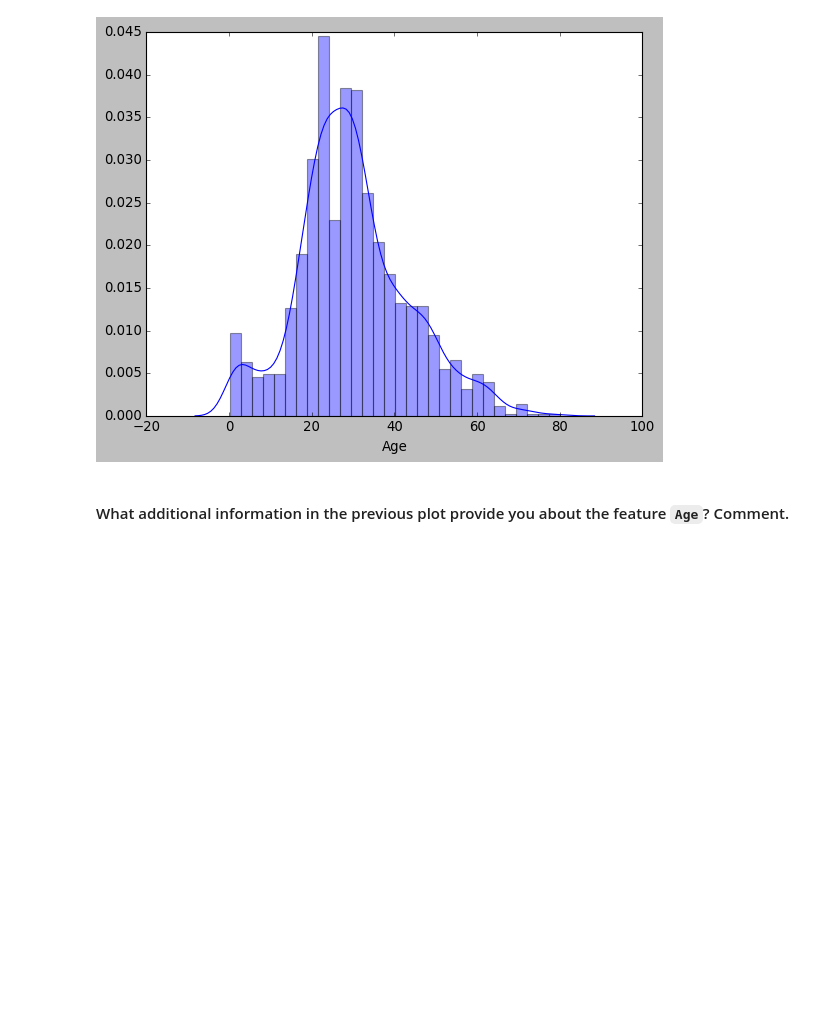
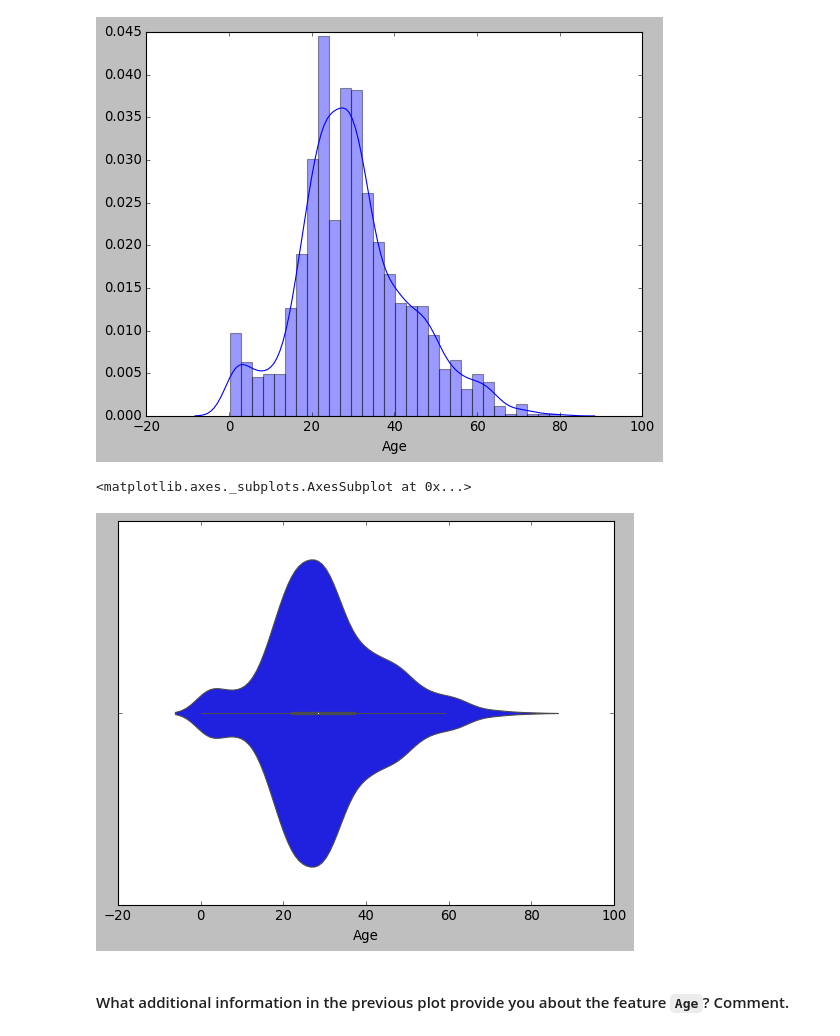
Before and after one commit to paularotaola/datamad0620, a Jupyter notebook: module-2/lab-matplotlib-seaborn/your-code/challenge-3.ipynb, the cells around one changed output. Cells and saved outputs as stored; diff of their text form; code cells hidden in the pictures; blank space fills up the shorter version.

```diff
--- a/module-2/lab-matplotlib-seaborn/your-code/challenge-3.ipynb
+++ b/module-2/lab-matplotlib-seaborn/your-code/challenge-3.ipynb
@@ -185,6 +190,11 @@ sns.distplot(x)
 # %% [output]
 <matplotlib.axes._subplots.AxesSubplot at 0x...>
 [figure]
+# %%
+sns.violinplot(titanic['Age'])
+# %% [output]
+<matplotlib.axes._subplots.AxesSubplot at 0x...>
+[figure, added]
 # %% [markdown]
 #### What additional information in the previous plot provide you about the feature `Age`? Comment.
 # %%
```
Also changed, not shown: parts of 8 cells of this notebook, 1 other file.
